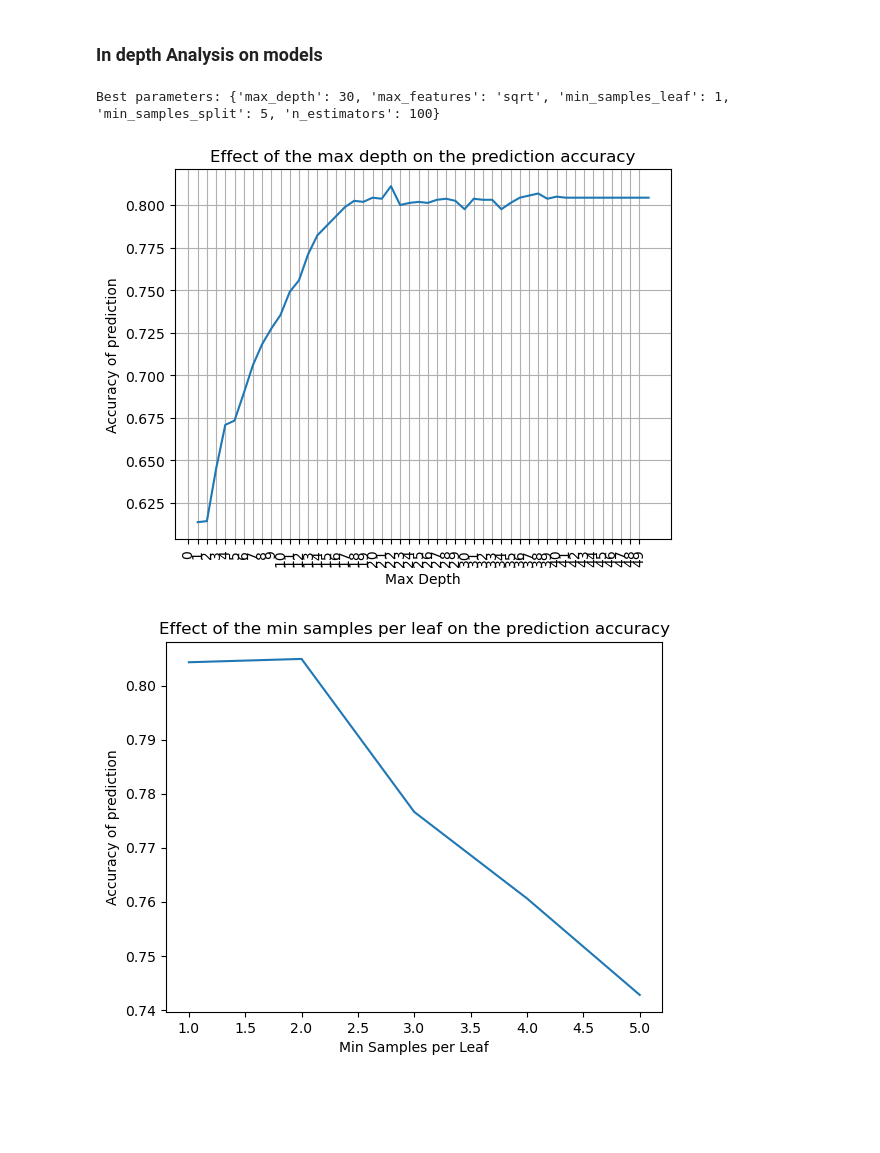
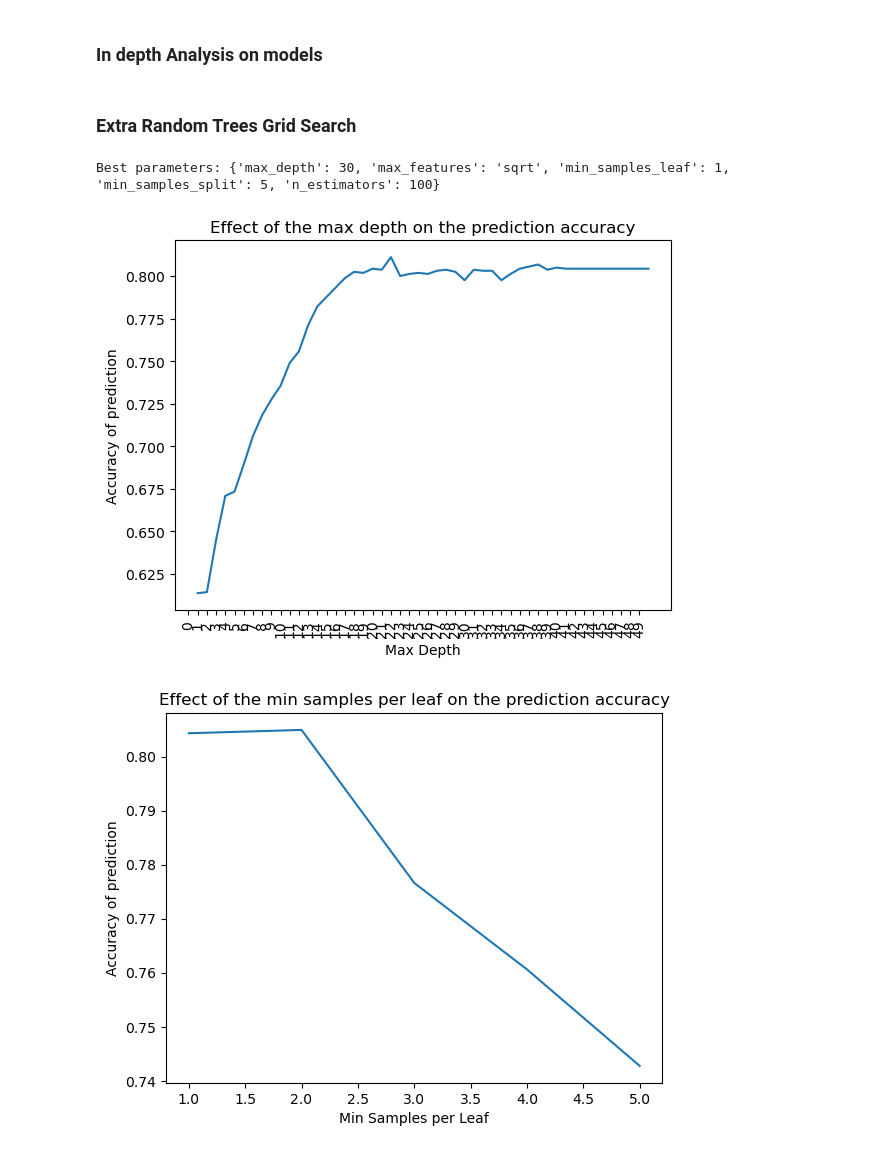
Before and after one commit to Dave232232/wine-quality, a Jupyter notebook: wine_quallity_dave_v3.ipynb, the cells around one changed output. Saved outputs shown, nothing was run; the diff lists cells and outputs as text; code cells hidden in the pictures; blank space fills up the shorter version.

```diff
--- a/wine_quallity_dave_v3.ipynb
+++ b/wine_quallity_dave_v3.ipynb
@@ -548,5 +452,7 @@ display(model_report_function(wine_data_encoded_cat_reduced)[1].round(3))
 # %% [markdown]
 ### In depth Analysis on models
+# %% [markdown]
+### Extra Random Trees Grid Search
 # %%
 #extremely random trees
 #grid search
@@ -571,26 +477,26 @@ Best parameters: {'max_depth': 30, 'max_features': 'sqrt', 'min_samples_leaf': 1
 # %%
 #max depth tuning around 30
 
 X_train_scaled, X_test_scaled, y_train, y_test = train_test_scale_function(wine_data_encoded_cat,"ert")
 
 
 n=50
 accuracy=[]
 for i in range(n):
     ert_model=ExtraTreesClassifier(random_state=42, max_depth=i+1)
     ert_model=ert_model.fit(X_train_scaled,y_train)
     predictions=ert_model.predict(X_test_scaled)
     accuracy.append(accuracy_score(y_test,predictions))
 
 plt.plot(range(1,n+1), accuracy)
 plt.xticks(ticks=range(n), rotation=90)
-plt.grid(True)
+plt.grid=True
 plt.xlabel("Max Depth")
 plt.ylabel("Accuracy of prediction")
 plt.title("Effect of the max depth on the prediction accuracy")
 plt.show()
 # %% [output]
-[figure, old version]
+[figure, new version]
 # %%
 #min_samples_leaf around 1
 
```
Also changed, not shown: parts of 35 cells of this notebook.
